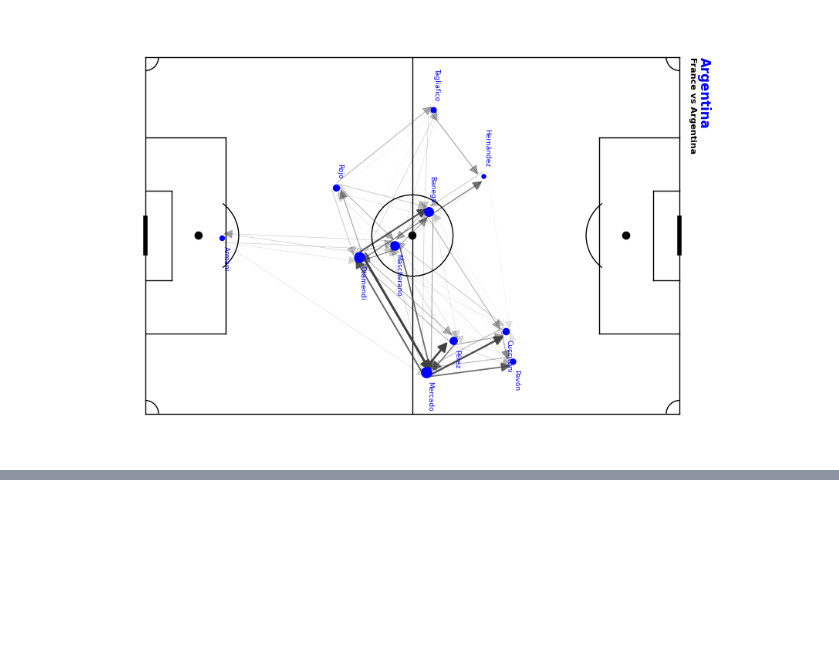
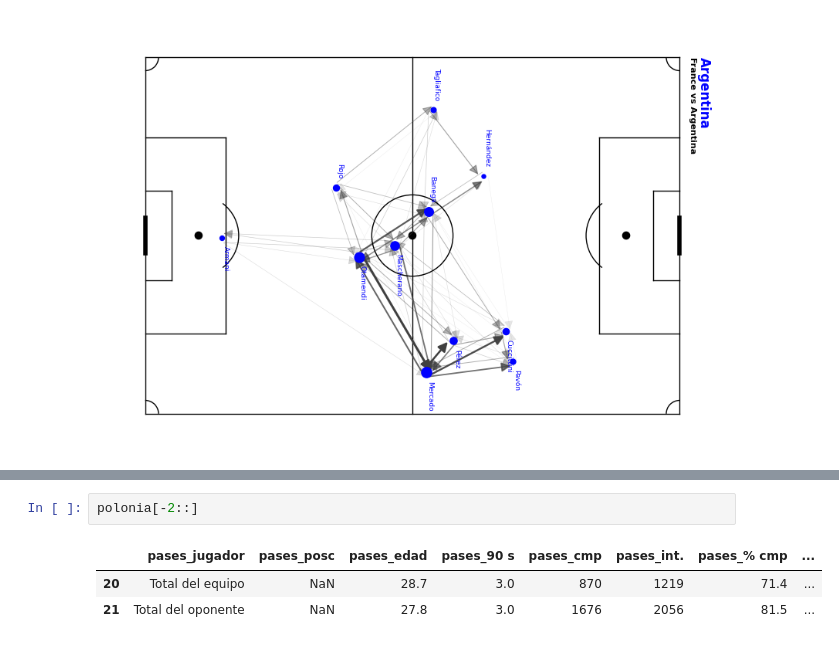
Before and after one commit to tomascufaro/football_analytics, a Jupyter notebook: worldcup.ipynb, the cells around one changed output, grey strips where cells are left out. Drawn from its saved outputs; the diff is of its cells as text; blank space fills up the shorter version.

```diff
--- a/worldcup.ipynb
+++ b/worldcup.ipynb
@@ -569,0 +607,6 @@ plt.show()
+# %%
+polonia[-2::]
+# %% [output]
+|  | pases_jugador | pases_posc | pases_edad | pases_90 s | pases_cmp | pases_int. | pases_% cmp | ... |
+| 20 | Total del equipo | NaN | 28.7 | 3.0 | 870 | 1219 | 71.4 | ... |
+| 21 | Total del oponente | NaN | 27.8 | 3.0 | 1676 | 2056 | 81.5 | ... |
```
Also changed, not shown: parts of 8 cells of this notebook.
